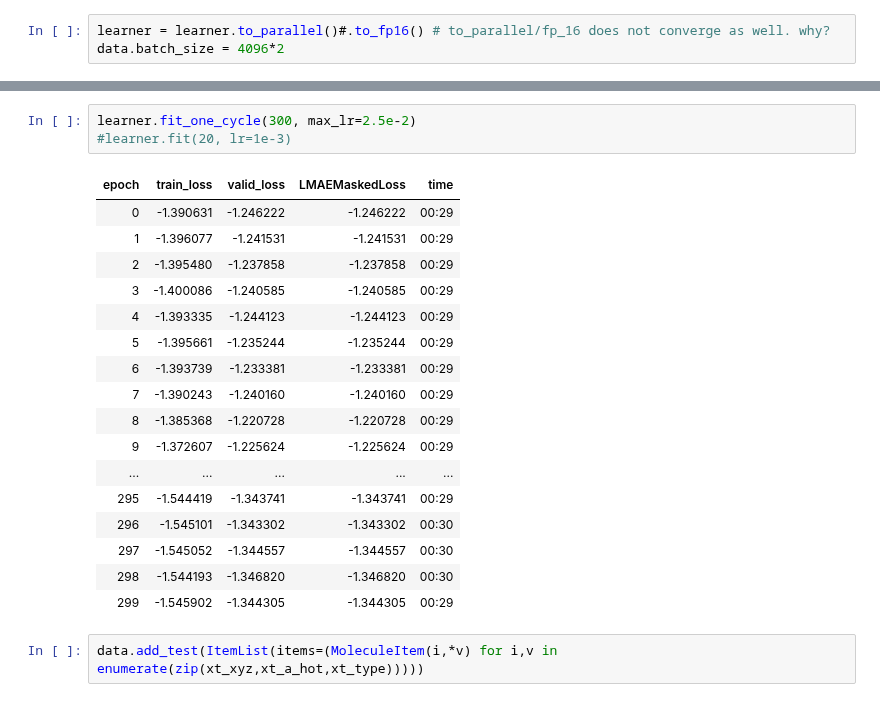
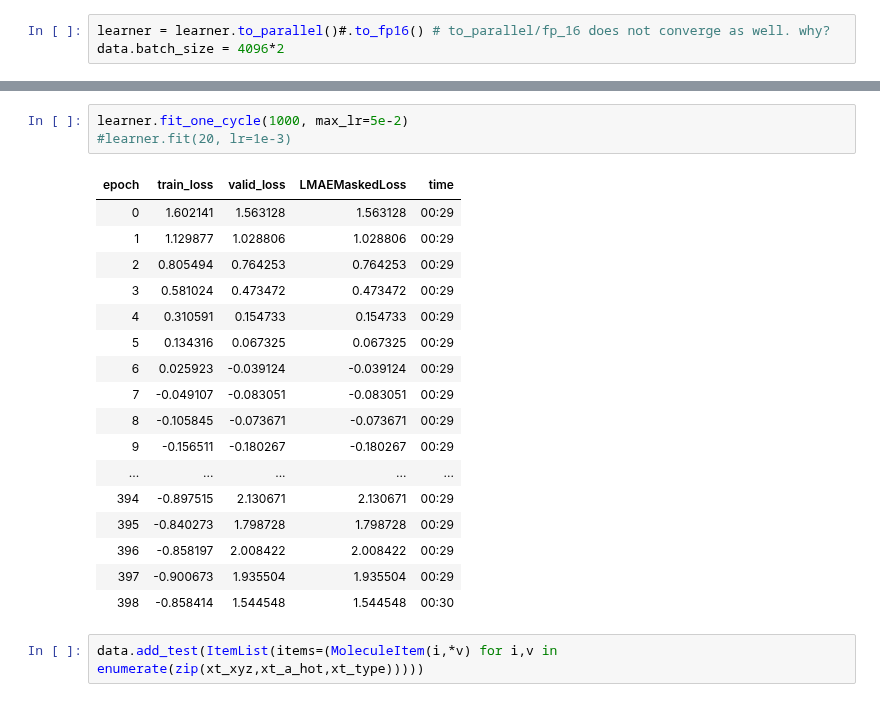
Before and after one commit to antorsae/champs-scalar-coupling, a Jupyter notebook: cloud.ipynb, the cells around one changed output, grey strips where cells are left out. Saved outputs shown, nothing was run; the diff lists cells and outputs as text.

```diff
--- a/cloud.ipynb
+++ b/cloud.ipynb
@@ -428,23 +428,23 @@ Min numerical gradient: 4.79E-02
 # %%
-learner.fit_one_cycle(300, max_lr=2.5e-2)
+learner.fit_one_cycle(1000, max_lr=5e-2)
 #learner.fit(20, lr=1e-3)
 # %% [output]
 | epoch | train_loss | valid_loss | LMAEMaskedLoss | time |
-| 0 | -1.390631 | -1.246222 | -1.246222 | 00:29 |
-| 1 | -1.396077 | -1.241531 | -1.241531 | 00:29 |
-| 2 | -1.395480 | -1.237858 | -1.237858 | 00:29 |
-| 3 | -1.400086 | -1.240585 | -1.240585 | 00:29 |
-| 4 | -1.393335 | -1.244123 | -1.244123 | 00:29 |
-| 5 | -1.395661 | -1.235244 | -1.235244 | 00:29 |
-| 6 | -1.393739 | -1.233381 | -1.233381 | 00:29 |
-| 7 | -1.390243 | -1.240160 | -1.240160 | 00:29 |
-| 8 | -1.385368 | -1.220728 | -1.220728 | 00:29 |
-| 9 | -1.372607 | -1.225624 | -1.225624 | 00:29 |
+| 0 | 1.602141 | 1.563128 | 1.563128 | 00:29 |
+| 1 | 1.129877 | 1.028806 | 1.028806 | 00:29 |
+| 2 | 0.805494 | 0.764253 | 0.764253 | 00:29 |
+| 3 | 0.581024 | 0.473472 | 0.473472 | 00:29 |
+| 4 | 0.310591 | 0.154733 | 0.154733 | 00:29 |
+| 5 | 0.134316 | 0.067325 | 0.067325 | 00:29 |
+| 6 | 0.025923 | -0.039124 | -0.039124 | 00:29 |
+| 7 | -0.049107 | -0.083051 | -0.083051 | 00:29 |
+| 8 | -0.105845 | -0.073671 | -0.073671 | 00:29 |
+| 9 | -0.156511 | -0.180267 | -0.180267 | 00:29 |
 | ... | ... | ... | ... | ... |
-| 295 | -1.544419 | -1.343741 | -1.343741 | 00:29 |
-| 296 | -1.545101 | -1.343302 | -1.343302 | 00:30 |
-| 297 | -1.545052 | -1.344557 | -1.344557 | 00:30 |
-| 298 | -1.544193 | -1.346820 | -1.346820 | 00:30 |
-| 299 | -1.545902 | -1.344305 | -1.344305 | 00:29 |
+| 394 | -0.897515 | 2.130671 | 2.130671 | 00:29 |
+| 395 | -0.840273 | 1.798728 | 1.798728 | 00:29 |
+| 396 | -0.858197 | 2.008422 | 2.008422 | 00:29 |
+| 397 | -0.900673 | 1.935504 | 1.935504 | 00:29 |
+| 398 | -0.858414 | 1.544548 | 1.544548 | 00:30 |
 # %%
 data.add_test(ItemList(items=(MoleculeItem(i,*v) for i,v in enumerate(zip(xt_xyz,xt_a_hot,xt_type)))))
```
Also changed, not shown: parts of 6 cells of this notebook.
